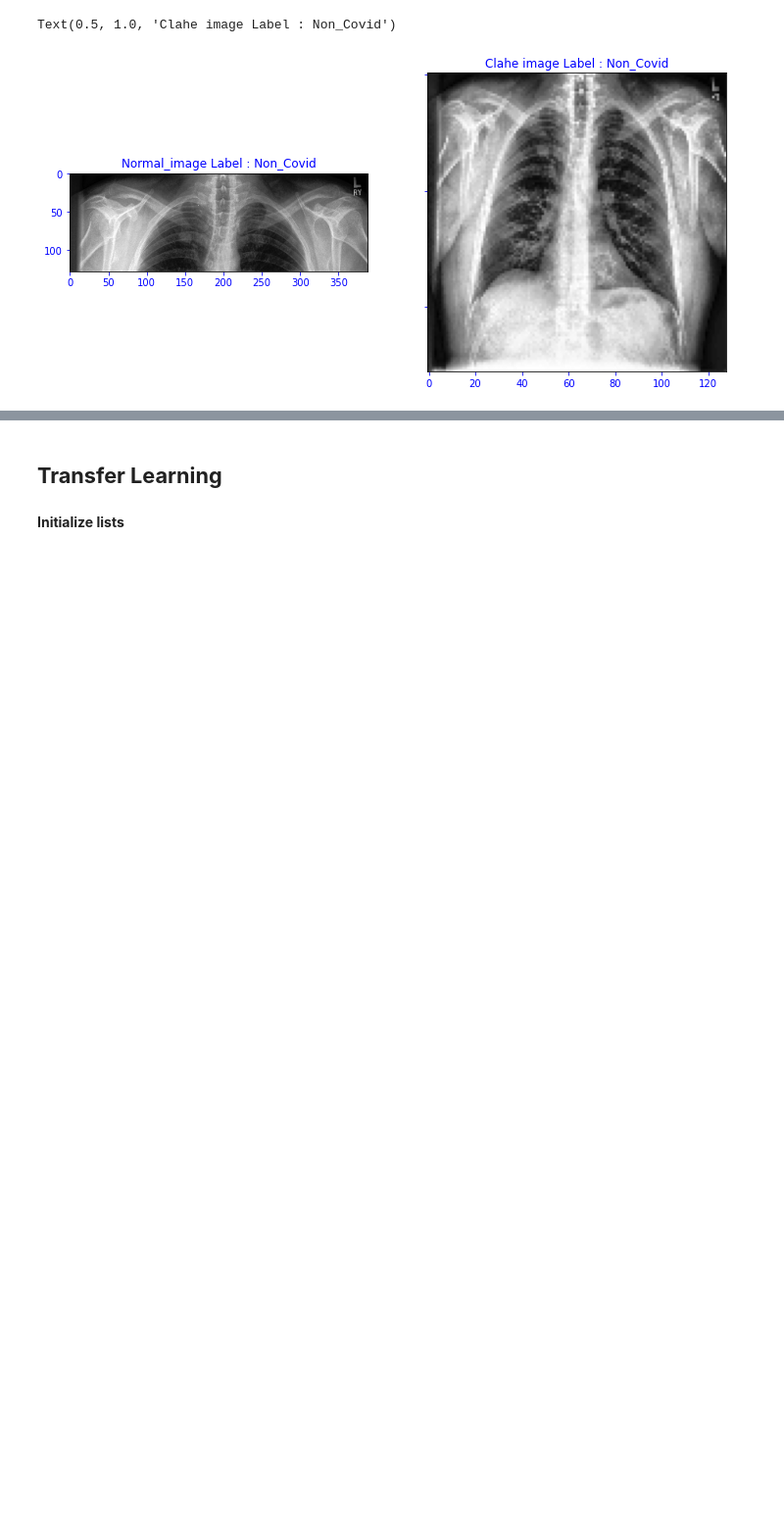
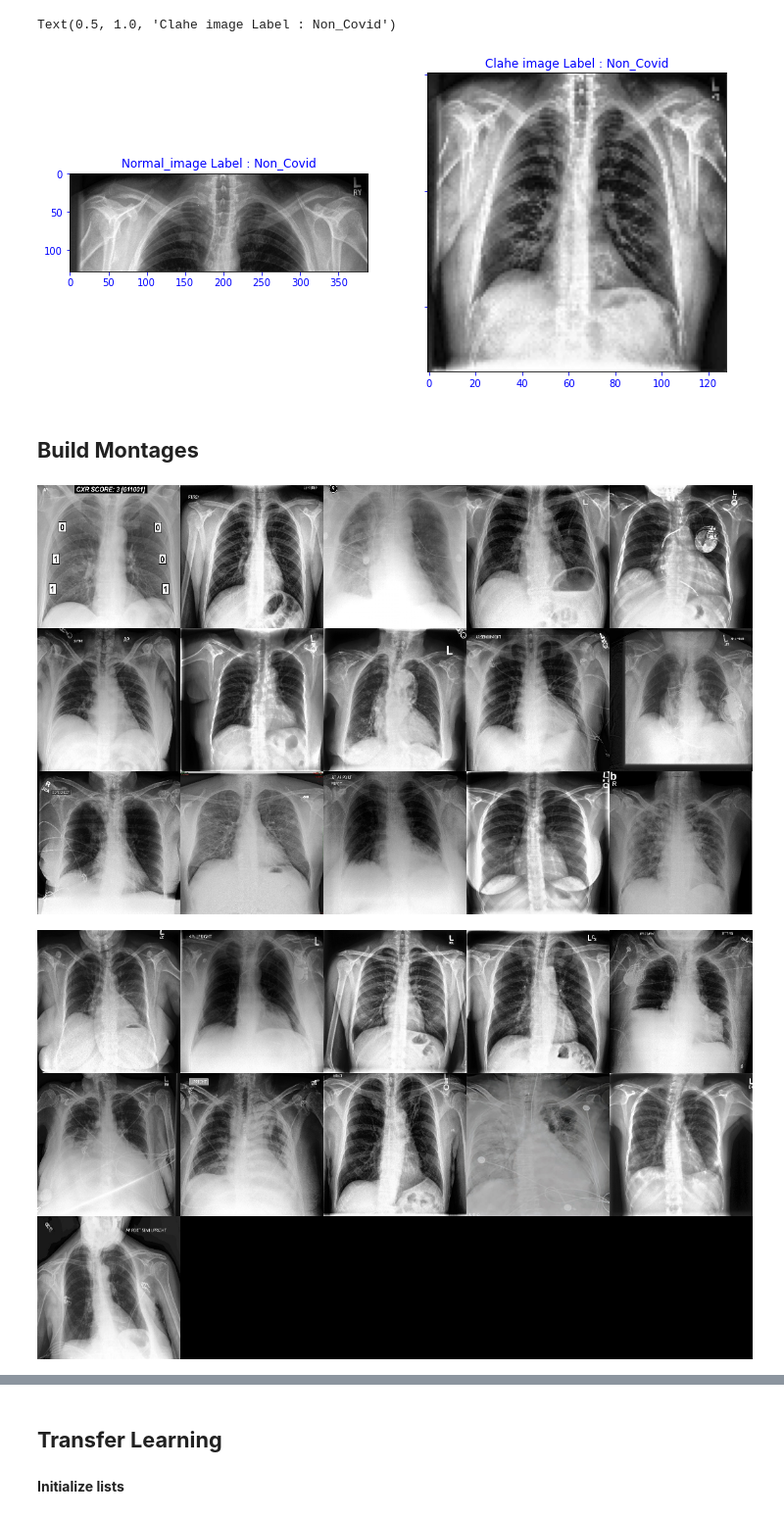
Before and after one commit to plaban1981/Dphi_hackathon, a Jupyter notebook: Detect_Covid_19_through_X_ray_images_of_Patients.ipynb, the cells around one changed output, grey strips where cells are left out. Shown at 98% size. Cells and saved outputs as stored; diff of their text form; code cells hidden in the pictures; blank space fills up the shorter version.

```diff
--- a/Detect_Covid_19_through_X_ray_images_of_Patients.ipynb
+++ b/Detect_Covid_19_through_X_ray_images_of_Patients.ipynb
@@ -120,3 +146,20 @@ ax2.set_title(f'Clahe image Label : {ddict[label]}')
 # %% [output]
 Text(0.5, 1.0, 'Clahe image Label : Non_Covid')
 [figure]
+# %% [markdown]
+## **Build Montages**
+# %%
+images = []
+imagepath = "/content/content/covid_image_data/train/"
+for imagep in image_list[:26] :
+  image = cv2.imread(imagepath+imagep)
+  images.append(image)
+# %%
+from imutils import build_montages
+from google.colab.patches import cv2_imshow
+montages = build_montages(images,(224,224),(5,3))
+for montage in montages :
+  cv2_imshow(montage)
+# %% [output]
+[figure, added]
+[figure, added]
```
Also changed, not shown: parts of 111 cells of this notebook.
